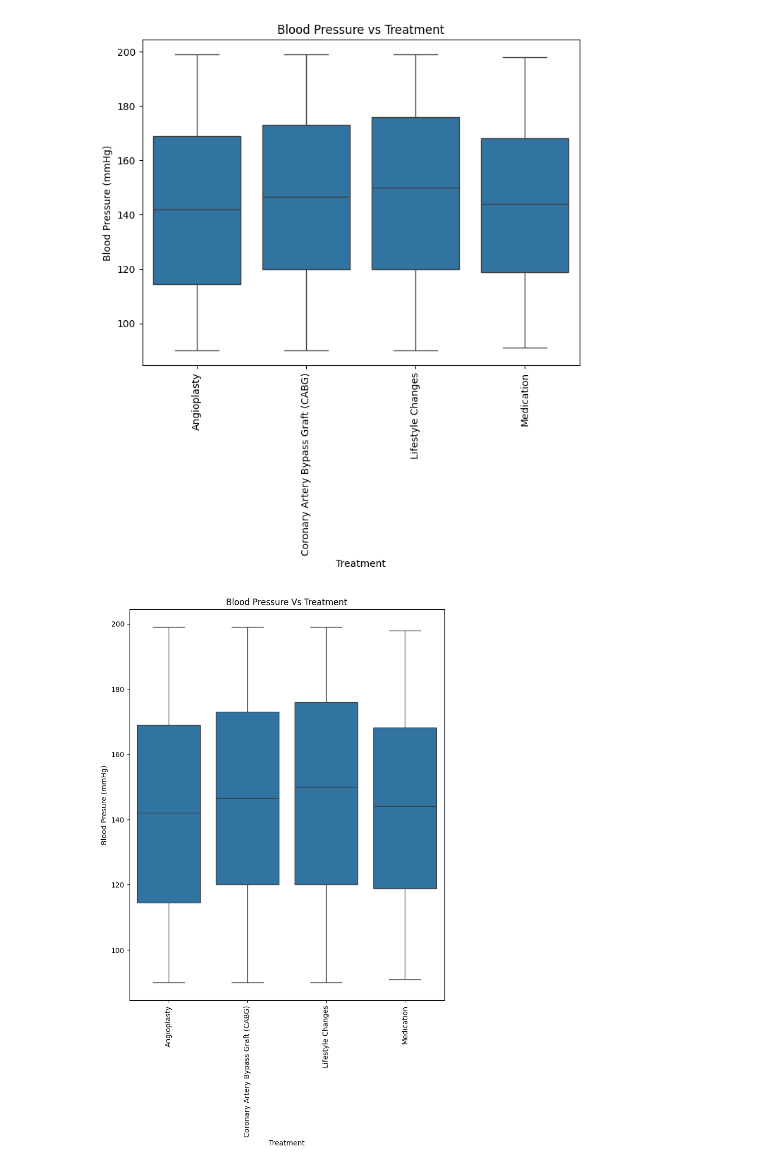
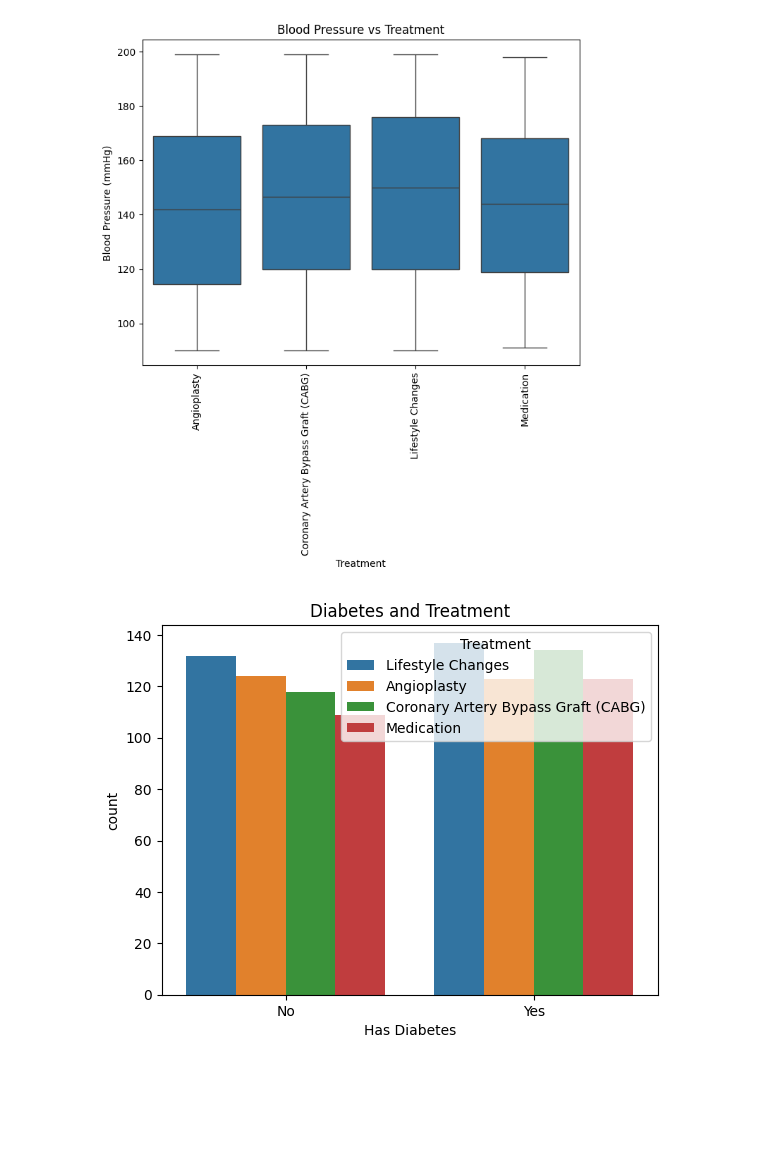
Before and after one commit to rehanmehdichandio/heart_attact_analysis, a Jupyter notebook: heart_atttack_analysis.ipynb, the cells around one changed output. Saved outputs shown, nothing was run; the diff lists cells and outputs as text; code cells hidden in the pictures; blank space fills up the shorter version.

```diff
--- a/heart_atttack_analysis.ipynb
+++ b/heart_atttack_analysis.ipynb
@@ -185,15 +193,9 @@ plt.ylabel('Blood Pressure (mmHg)')
 plt.show()
 # %% [output]
 [figure]
-# %%
-#Blood Pressure Vs Treatment
-
-plt.figure(figsize=(8,10))
-sns.boxplot(x='Treatment', y='Blood Pressure (mmHg)', data=df)
-plt.title('Blood Pressure Vs Treatment')
-plt.xlabel("Treatment")
-plt.xticks(rotation = 90)
-plt.ylabel('Blood Presure (mmHg)')
-plt.show()
-# %% [output]
-[figure, removed]
+# %%
+sns.countplot(x='Has Diabetes', hue='Treatment', data=df)
+plt.title('Diabetes and Treatment')
+plt.show()
+# %% [output]
+[figure, added]
```
Also changed, not shown: parts of 1 cell of this notebook.
